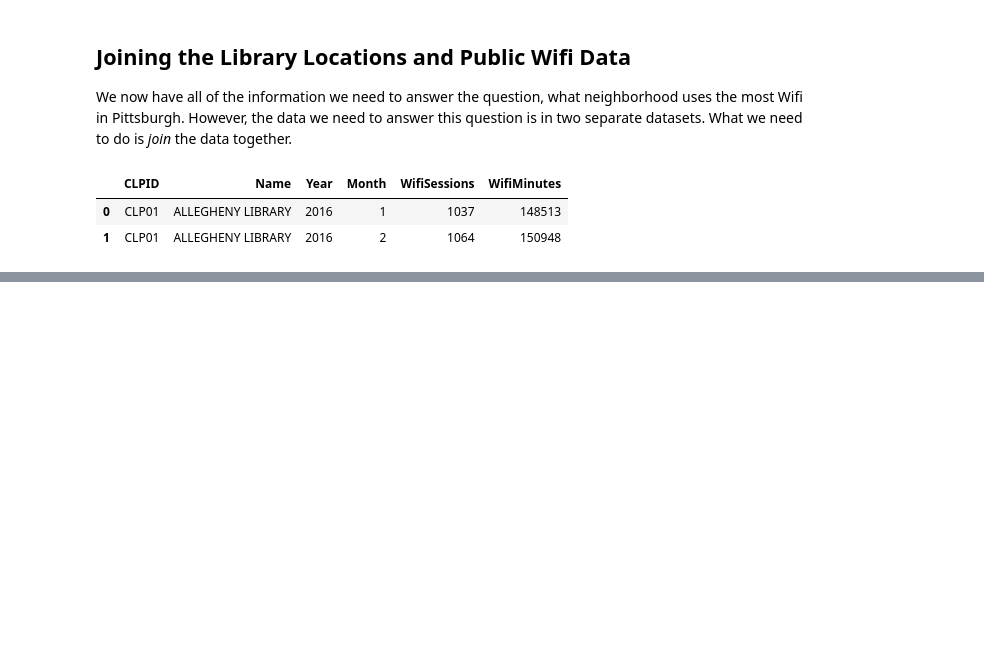
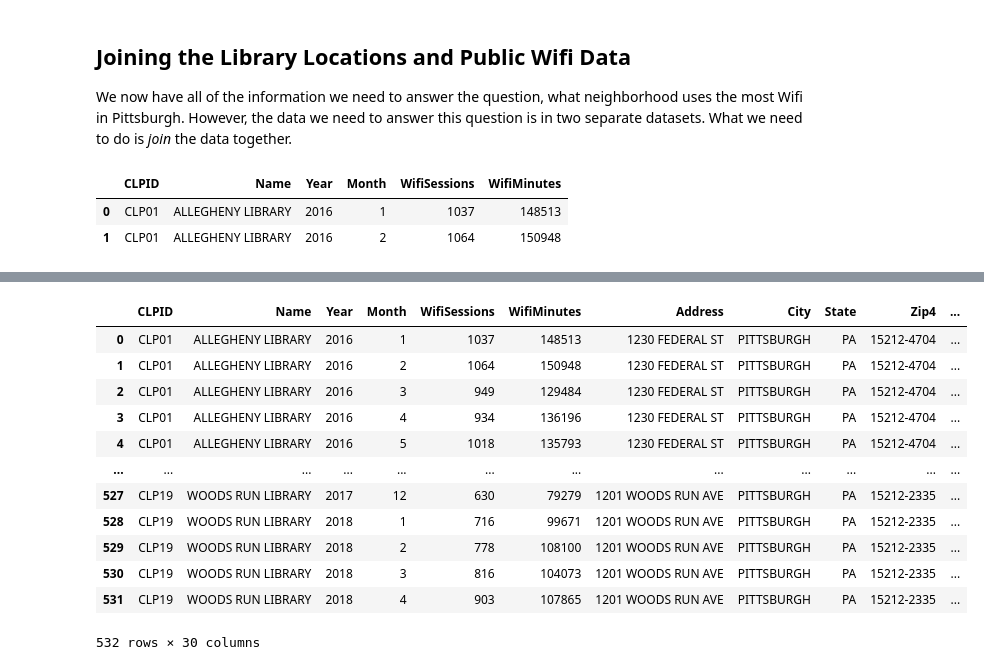
Before and after one commit to mcburton/civic-data-deep-dive, a Jupyter notebook: Using Civic Data.ipynb, the cells around one changed output, grey strips where cells are left out. Cells and saved outputs as stored; diff of their text form; code cells hidden in the pictures; blank space fills up the shorter version.

```diff
--- a/Using Civic Data.ipynb
+++ b/Using Civic Data.ipynb
@@ -427,0 +418,18 @@ In our case, we have a many to one relationship between the wifi data and the li
+# %%
+# merge the two datasets and save the results into a new variable
+wifi_with_location_info = pandas.merge(wifi_data, library_data)
+wifi_with_location_info
+# %% [output]
+|  | CLPID | Name | Year | Month | WifiSessions | WifiMinutes | Address | City | State | Zip4 | ... |
+| 0 | CLP01 | ALLEGHENY LIBRARY | 2016 | 1 | 1037 | 148513 | 1230 FEDERAL ST | PITTSBURGH | PA | 15212-4704 | ... |
+| 1 | CLP01 | ALLEGHENY LIBRARY | 2016 | 2 | 1064 | 150948 | 1230 FEDERAL ST | PITTSBURGH | PA | 15212-4704 | ... |
+| 2 | CLP01 | ALLEGHENY LIBRARY | 2016 | 3 | 949 | 129484 | 1230 FEDERAL ST | PITTSBURGH | PA | 15212-4704 | ... |
+| 3 | CLP01 | ALLEGHENY LIBRARY | 2016 | 4 | 934 | 136196 | 1230 FEDERAL ST | PITTSBURGH | PA | 15212-4704 | ... |
+| 4 | CLP01 | ALLEGHENY LIBRARY | 2016 | 5 | 1018 | 135793 | 1230 FEDERAL ST | PITTSBURGH | PA | 15212-4704 | ... |
+| ... | ... | ... | ... | ... | ... | ... | ... | ... | ... | ... | ... |
+| 527 | CLP19 | WOODS RUN LIBRARY | 2017 | 12 | 630 | 79279 | 1201 WOODS RUN AVE | PITTSBURGH | PA | 15212-2335 | ... |
+| 528 | CLP19 | WOODS RUN LIBRARY | 2018 | 1 | 716 | 99671 | 1201 WOODS RUN AVE | PITTSBURGH | PA | 15212-2335 | ... |
+| 529 | CLP19 | WOODS RUN LIBRARY | 2018 | 2 | 778 | 108100 | 1201 WOODS RUN AVE | PITTSBURGH | PA | 15212-2335 | ... |
+| 530 | CLP19 | WOODS RUN LIBRARY | 2018 | 3 | 816 | 104073 | 1201 WOODS RUN AVE | PITTSBURGH | PA | 15212-2335 | ... |
+| 531 | CLP19 | WOODS RUN LIBRARY | 2018 | 4 | 903 | 107865 | 1201 WOODS RUN AVE | PITTSBURGH | PA | 15212-2335 | ... |
+532 rows × 30 columns
```
Also changed, not shown: parts of 26 cells of this notebook.
